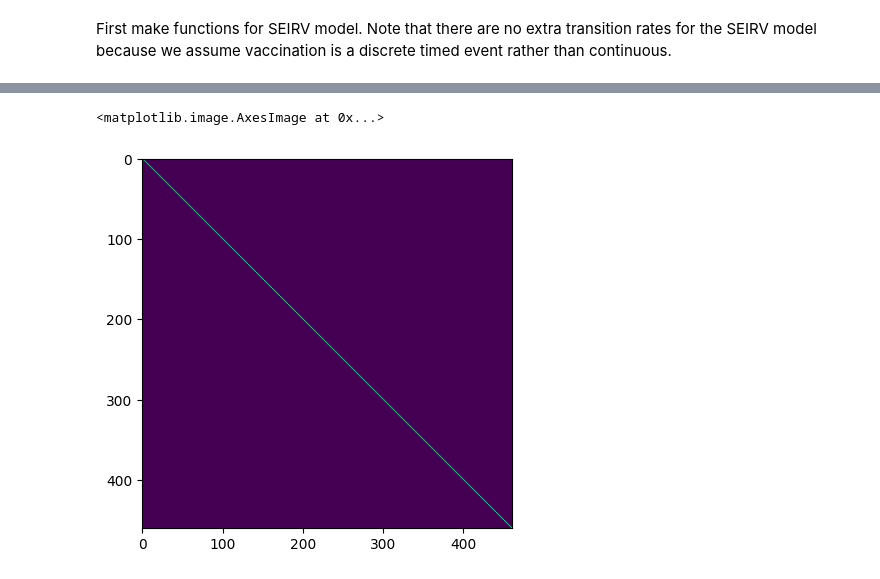
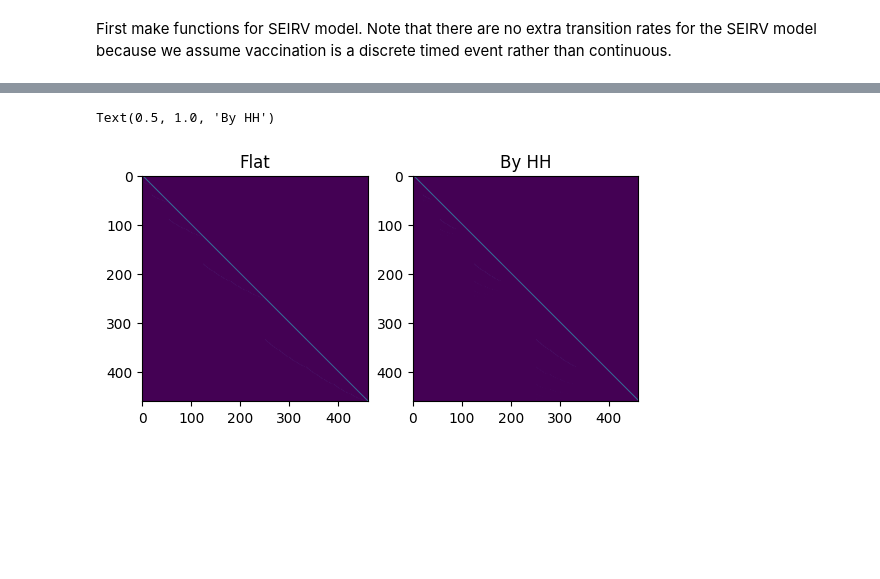
Before and after one commit to JBHilton/covid-19-in-households-public, a Jupyter notebook: examples/uk/vacc_distribution.ipynb, the cells around one changed output, grey strips where cells are left out. Cells and saved outputs as stored; diff of their text form; code cells hidden in the pictures; blank space fills up the shorter version.

```diff
--- a/examples/uk/vacc_distribution.ipynb
+++ b/examples/uk/vacc_distribution.ipynb
@@ -273,23 +267,28 @@ ax.imshow(flat_vacc_map)
 # %%
 hh_vacc_map = eye((len(rhs.states_sus_only)))
 
-prog_to = zeros(household_population.total_size, dtype=my_int)
-prog_rate = zeros(household_population.total_size,)
-for k in range(len(household_population.states)):
-    old_state = deepcopy(household_population.states[k, :])
-    prog_rate[k] = wkly_uptake * (1/household_population.hh_size_by_state[k])
+prog_to = zeros(len(from_present), dtype=my_int)
+prog_rate = zeros(len(from_present))
+for k in range(len(from_present)):
+    old_state = deepcopy(household_population.states[from_present[k], :])
+    prog_rate[k] = wkly_uptake / old_state[from_compartment]
     new_state = deepcopy(old_state)
     new_state[from_compartment] = 0
     new_state[to_compartment] += old_state[from_compartment]
     prog_to[k] = where(sum(abs(household_population.states - new_state), 1) < 1e-1)[0]
-    hh_vacc_map[k, prog_to[k]] = prog_rate[k]
-    hh_vacc_map[k, k] = (1-prog_rate[k])
-
-fig, ax = subplots(1, 1)
-ax.imshow(hh_vacc_map)
+    hh_vacc_map[from_present[k], prog_to[k]] = prog_rate[k]
+    hh_vacc_map[from_present[k], from_present[k]] = (1-prog_rate[k])
-# %% [output]
-<matplotlib.image.AxesImage at 0x...>
-[figure, removed]
+# %%
+from matplotlib.pyplot import subplots
+
+fig, (ax1, ax2) = subplots(1, 2)
+ax1.imshow(flat_vacc_map)
+ax1.set_title("Flat")
+ax2.imshow(hh_vacc_map)
+ax2.set_title("By HH")
+# %% [output]
+Text(0.5, 1.0, 'By HH')
+[figure, new version]
 # %%
 def simulate_flat_wkly_vacc(no_wks):
     Ht = deepcopy(H0)
```
Also changed, not shown: parts of 13 cells of this notebook.
